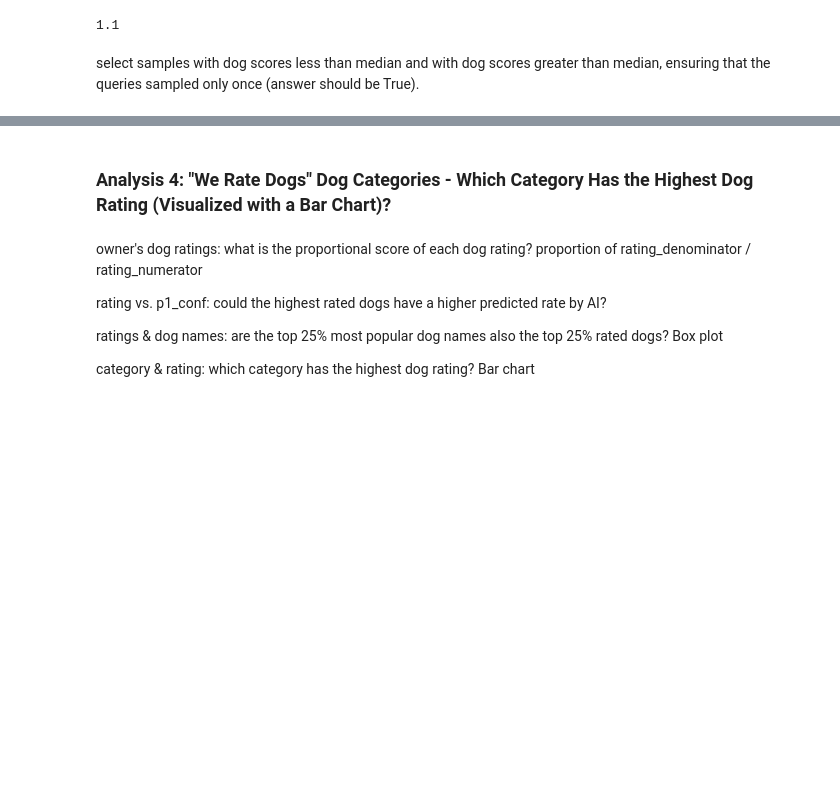
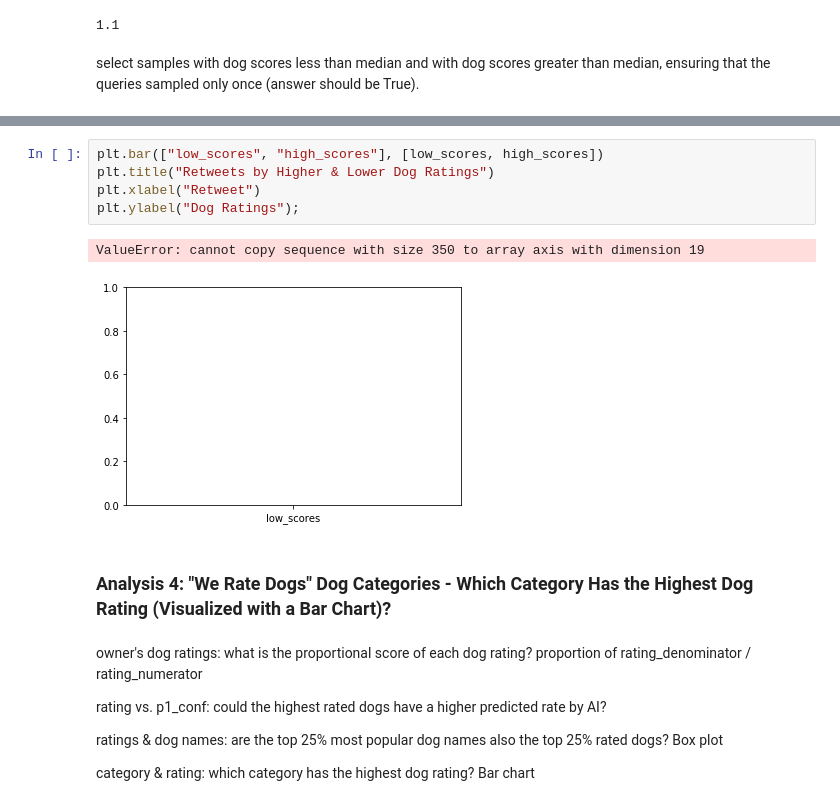
Before and after one commit to stephenbarraza/2_Udacity_Data_Analyst_Nanodegree, a Jupyter notebook: wrangle_act_2.0.ipynb, the cells around one changed output, grey strips where cells are left out. Saved outputs shown, nothing was run; the diff lists cells and outputs as text; blank space fills up the shorter version.

```diff
--- a/wrangle_act_2.0.ipynb
+++ b/wrangle_act_2.0.ipynb
@@ -2425,3 +2441,11 @@ low_scores.retweets.mean(), high_scores.retweets.mean()
+# %%
+plt.bar(["low_scores", "high_scores"], [low_scores, high_scores])
+plt.title("Retweets by Higher & Lower Dog Ratings")
+plt.xlabel("Retweet")
+plt.ylabel("Dog Ratings");
+# %% [output]
+ValueError: cannot copy sequence with size 350 to array axis with dimension 19
+[figure, added]
 # %% [markdown]
 ### Analysis 4: "We Rate Dogs" Dog Categories - Which Category Has the Highest Dog Rating (Visualized with a Bar Chart)?
 # %% [markdown]
```
Also changed, not shown: parts of 31 cells of this notebook.
